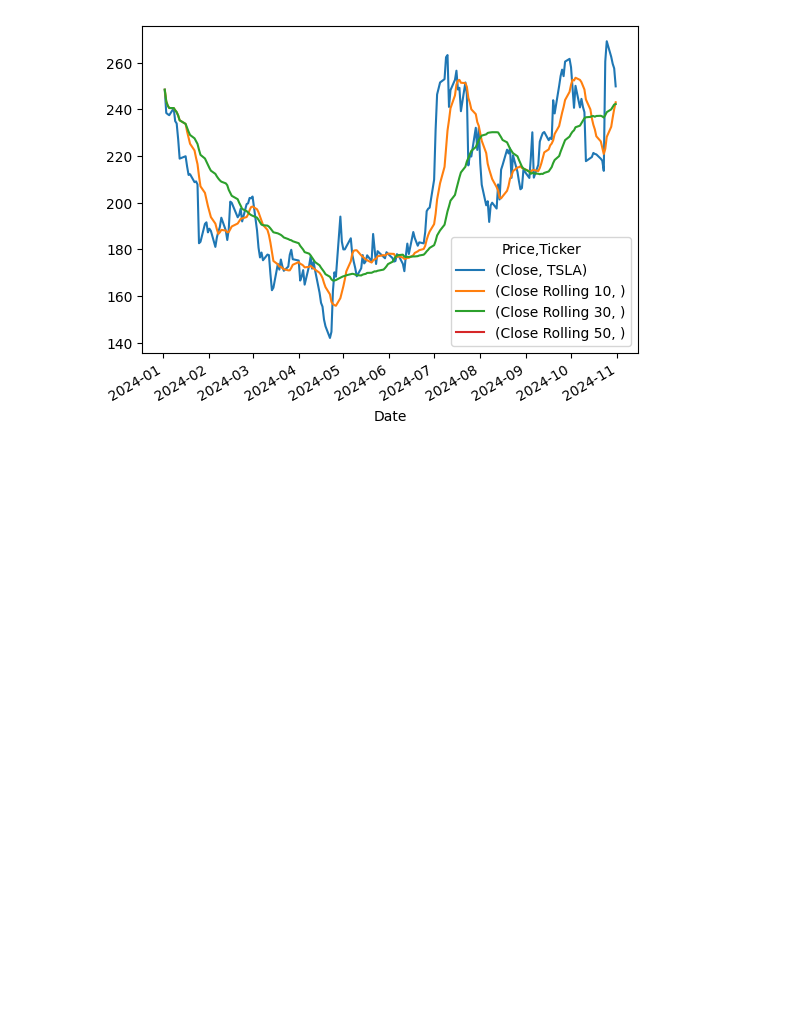
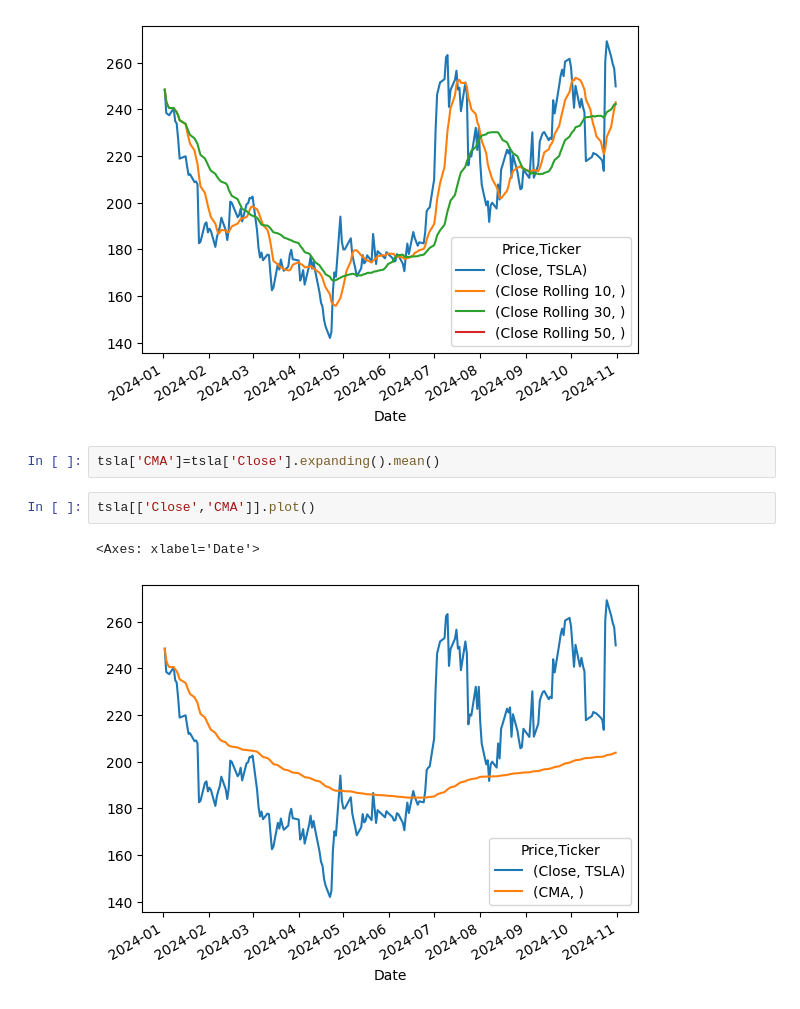
Before and after one commit to PatilDivya-10/local, a Jupyter notebook: TSLA_ActualndPredict.ipynb, the cells around one changed output. Saved outputs shown, nothing was run; the diff lists cells and outputs as text; blank space fills up the shorter version.

```diff
--- a/TSLA_ActualndPredict.ipynb
+++ b/TSLA_ActualndPredict.ipynb
@@ -124,3 +124,10 @@ tsla[['Close','Close Rolling 10','Close Rolling 30','Close Rolling 50']].plot()
 # %% [output]
 <Axes: xlabel='Date'>
 [figure]
+# %%
+tsla['CMA']=tsla['Close'].expanding().mean()
+# %%
+tsla[['Close','CMA']].plot()
+# %% [output]
+<Axes: xlabel='Date'>
+[figure, added]
```
Also changed, not shown: parts of 1 cell of this notebook.
